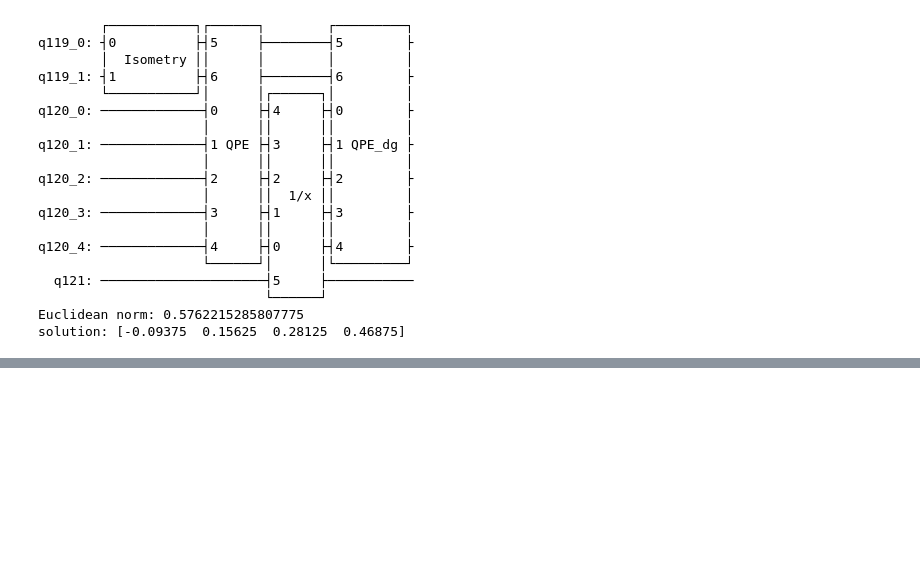
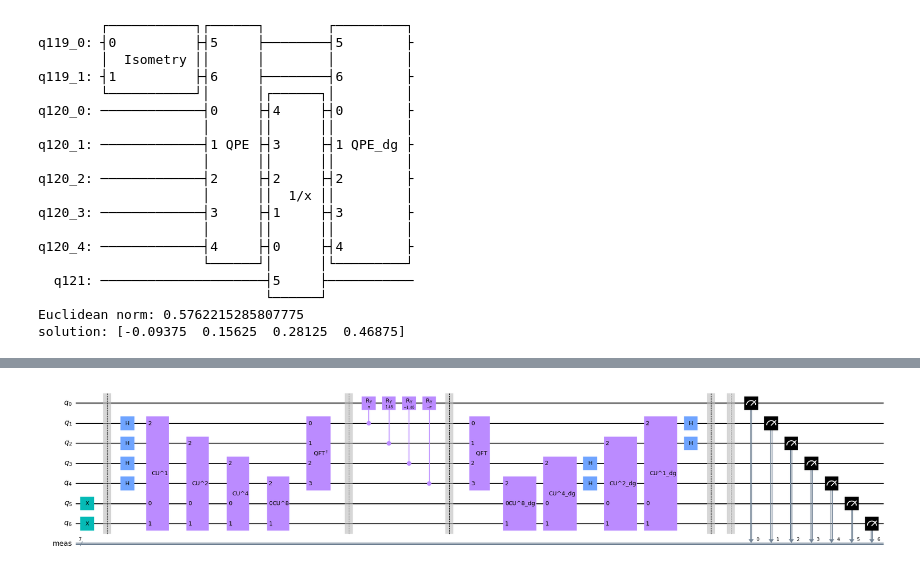
Before and after one commit to doggydoggy0101/Quantum_algorithms, a Jupyter notebook: Harrow_Hassidim_Lloyd.ipynb, the cells around one changed output, grey strips where cells are left out. Drawn from its saved outputs; the diff is of its cells as text; code cells hidden in the pictures; blank space fills up the shorter version.

```diff
--- a/Harrow_Hassidim_Lloyd.ipynb
+++ b/Harrow_Hassidim_Lloyd.ipynb
@@ -314,0 +353,14 @@ solution: [-0.09375  0.15625  0.28125  0.46875]
+# %%
+matrix = np.array([[0, 0, 1, -2],
+                   [0, 0, 2, 2],
+                   [1, 2, 0, 0],
+                   [-2, 2, 0, 0]])
+vector = np.array([0, 0, 0, 1])
+
+classic_solution = np.linalg.solve(matrix, vector)
+norm = np.linalg.norm(classic_solution)
+eigenvals,eigenvecs=np.linalg.eig(matrix)
+print("sol:",classic_solution)
+print("Eigenvalues:",eigenvals)
+print("Eigenvectors:",eigenvecs)
+print("Euclidean norm:",norm)
@@ -314,0 +375,47 @@ solution: [-0.09375  0.15625  0.28125  0.46875]
+# %%
+t = (1/8*1)*np.pi
+
+def CU(A,num):
+    qc = QuantumCircuit(3)
+    U_A, C_U = np.eye(4, dtype='complex'), np.eye(8, dtype='complex')
+    for i in range(num): U_A = U_A.dot(expm(1j*A*t))
+    C_U[4:8,4:8] = U_A
+
+    qc.unitary(Operator(C_U), range(3))
+    CU_gate = qc.to_gate()
+    CU_gate.name = "CU^{}".format(num)
+    return CU_gate
+
+qc = QuantumCircuit(7)
+qc.x([5,6])
+
+qc.barrier()
+
+qc.h([1,2,3,4])
+rep = 1
+for i in range(4):
+    qc.append(CU(matrix,rep),[5,6,i+1])
+    rep*=2
+
+qft_dagger(qc,4,1)
+qc.barrier()
+
+qc.cry(2*np.arcsin(1/1),1,0)
+qc.cry(2*np.arcsin(2/3),2,0)
+qc.cry(2*np.arcsin(-2/3),3,0)
+qc.cry(2*np.arcsin(-1/1),4,0)
+qc.barrier()
+
+qft(qc,4,1)
+rep = 8
+for i in range(4):
+    qc.append(CU(matrix,int(rep)).inverse(),[5,6,4-i])
+    rep/=2
+qc.h([1,2,3,4])
+
+qc.save_statevector()
+qc.measure_all()
+
+qc.draw(output="mpl",fold=-1)
+# %% [output]
+[figure, added]
```
Also changed, not shown: parts of 12 cells of this notebook.
